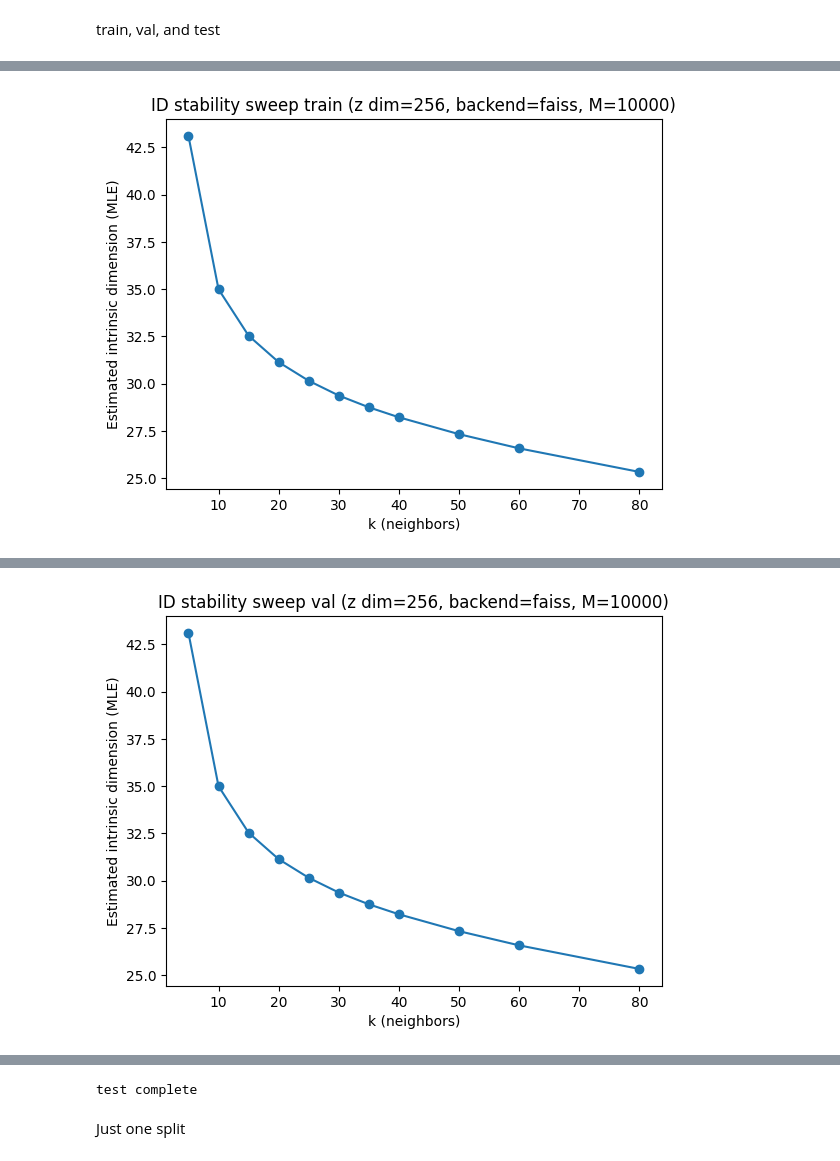
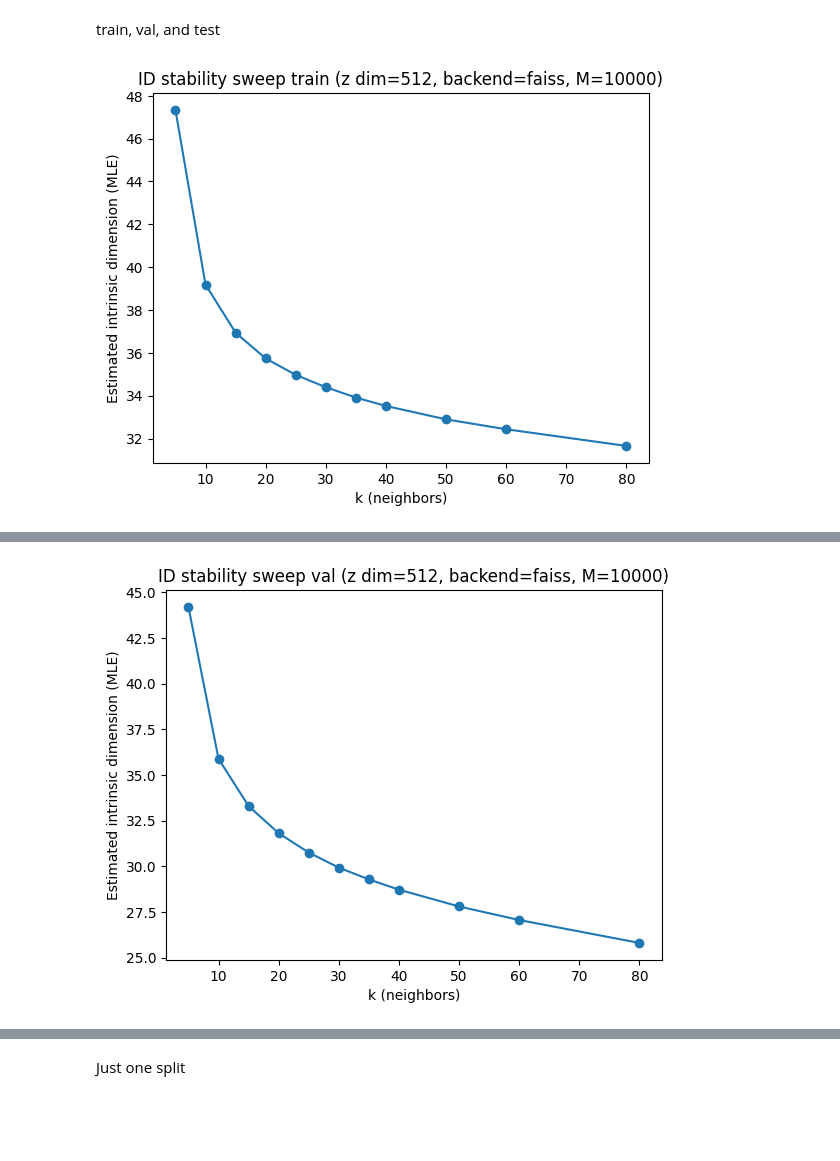
Before and after one commit to henrytheisen45/ae-latent-analysis, a Jupyter notebook: notebooks/KNN_MLE.ipynb, the cells around one changed output, grey strips where cells are left out. Saved outputs shown, nothing was run; the diff lists cells and outputs as text; code cells hidden in the pictures; blank space fills up the shorter version.

```diff
--- a/notebooks/KNN_MLE.ipynb
+++ b/notebooks/KNN_MLE.ipynb
@@ -22,14 +22,13 @@ device: cuda
 train, val, and test
 # %%
 #Knn ID estimate k sweep
-z_dim = 256
+z_dim = 512
 
 splits = ["train", "val", "test"]
 runs_dir = "../runs/"
 run_name = f"celeba_z{z_dim}"
 
 run_dir = runs_dir + run_name
-latent_path = f"{run_dir}/latents/{latent_data_split}_latents.npz"
 out_dir = run_dir + "/knn_mle"
 
 directory_path = Path(out_dir)
@@ -37,6 +36,7 @@ directory_path.mkdir(parents=True, exist_ok=True)
 
 for split in splits:
     # 1. Load your real latents file
+    latent_path = f"{run_dir}/latents/{split}_latents.npz"
     rec = dict(np.load(latent_path, allow_pickle=True))
 
     # 2. Run stability sweep (disable internal plotting)
@@ -47,30 +47,31 @@ for split in splits:
         backend="faiss",
         approx=True,
         faiss_nlist=N,
         faiss_nprobe=32,
         max_points=10_000,
         plot=False,
     )
 
     # 3. Plot (single plot, no custom colors)
     plt.figure()
     plt.plot(sweep["k"], sweep["id_estimate"], marker="o")
     plt.xlabel("k (neighbors)")
     plt.ylabel("Estimated intrinsic dimension (MLE)")
     plt.title(f"ID stability sweep {split} (z dim={z_dim}, backend={sweep['backend']}, M={sweep['M']})")
 
     plt.savefig(f"{out_dir}/z{z_dim}_id_{split}.png", dpi=300, bbox_inches="tight")
     plt.show()
 
     # 4. Save numeric results (CSV)
     df = pd.DataFrame({
         "k": sweep["k"],
         "id_estimate": sweep["id_estimate"],
         "n_used": sweep["n_used"],
     })
     df.to_csv(f"{out_dir}/z{z_dim}_id_{split}.csv", index=False)
 
     # 5. Save full raw output (NPZ, includes q_idx etc.)
     np.savez(f"{out_dir}/z{z_dim}_id_{split}_raw.npz", **sweep)
     print(f"{split} complete")
 # %% [output]
+[figure, new version]
@@ -88 +78,0 @@ WARNING clustering 16277 points to 1024 centroids: please provide at least 39936
-[figure, old version]
@@ -89,0 +90 @@ train complete
+[figure, new version]
@@ -101 +91,0 @@ WARNING clustering 16277 points to 1024 centroids: please provide at least 39936
-[figure, old version]
@@ -115,4 +105,3 @@ WARNING clustering 16277 points to 1024 centroids: please provide at least 39936
-test complete
 # %% [markdown]
 Just one split
 # %%
```
Also changed, not shown: parts of 1 cell of this notebook, 2 other files.
